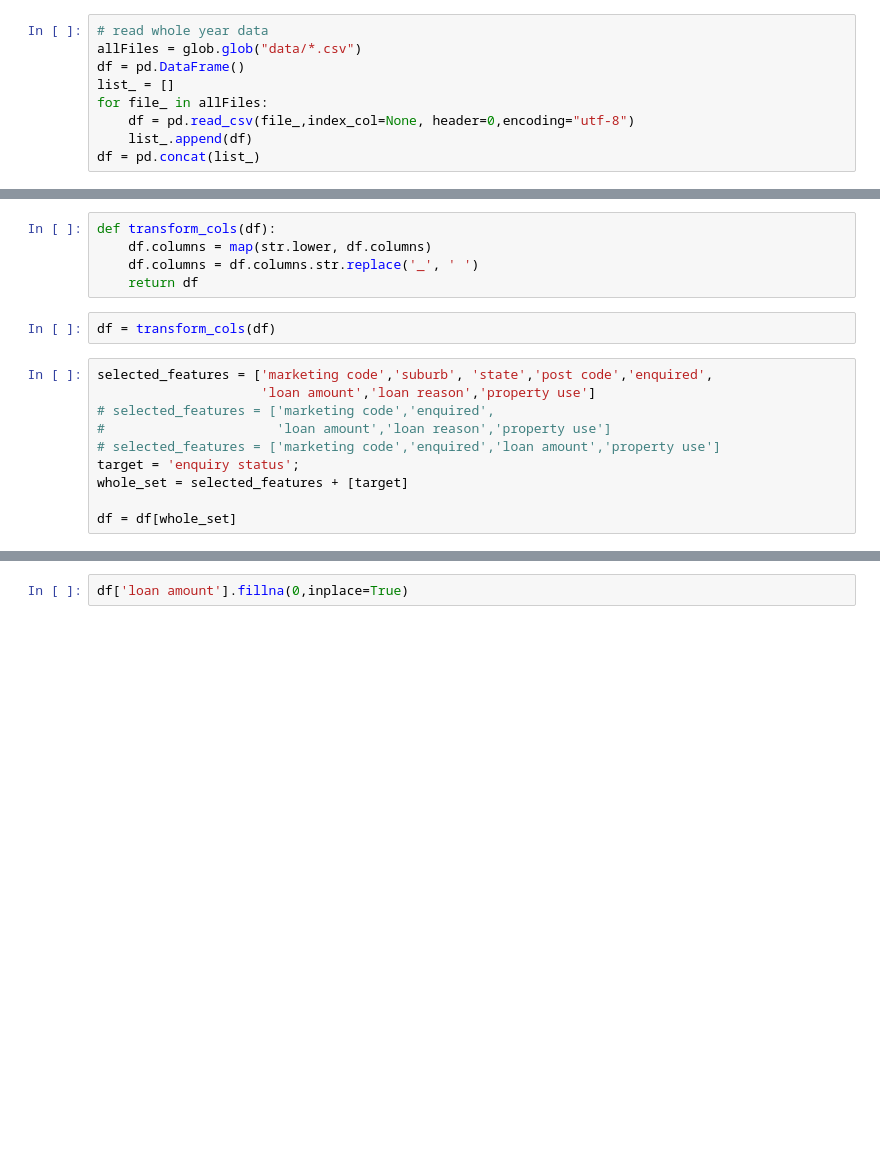
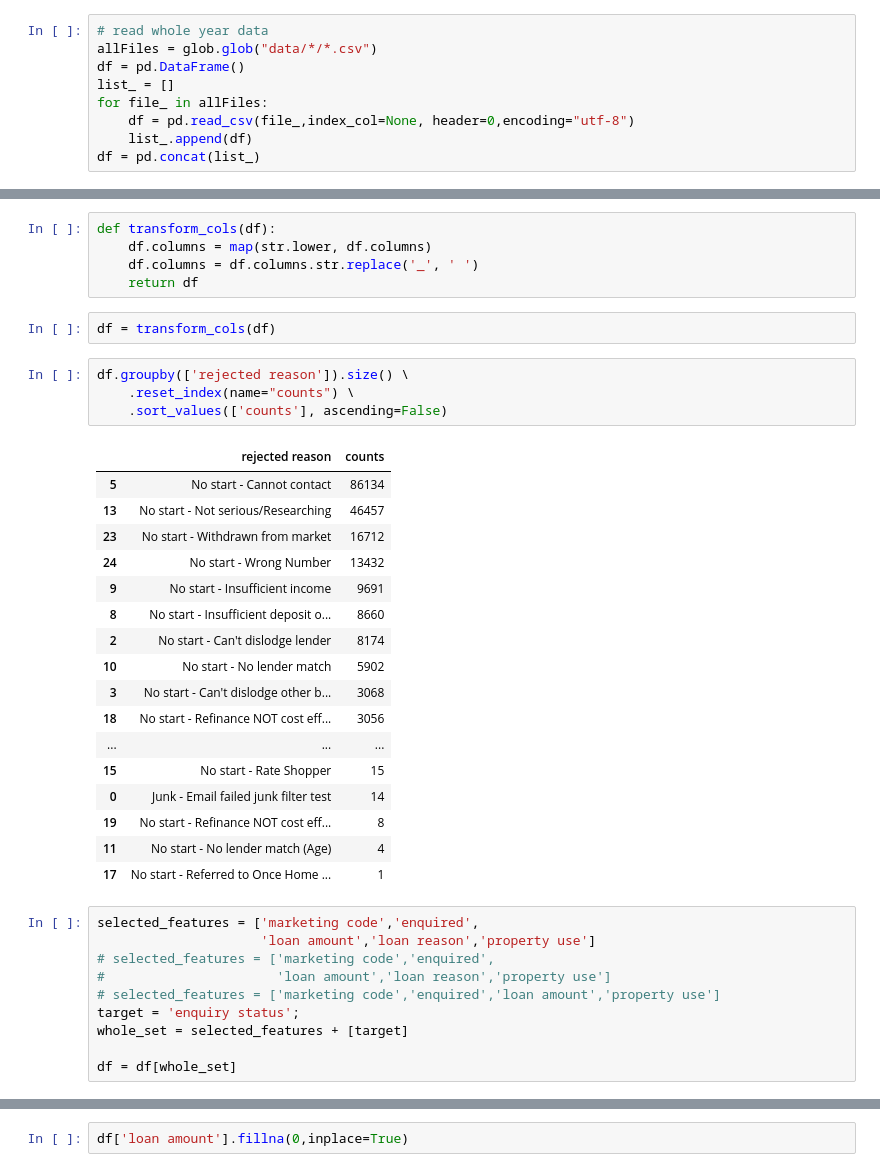
Before and after one commit to MagicMike90/customer-interest, a Jupyter notebook: clean_data.ipynb, the cells around one changed output, grey strips where cells are left out. Saved outputs shown, nothing was run; the diff lists cells and outputs as text; blank space fills up the shorter version.

```diff
--- a/clean_data.ipynb
+++ b/clean_data.ipynb
@@ -23,7 +23,7 @@ mpl.rc('axes', grid = False)
 mpl.rc('axes', facecolor = 'white')
 # %%
 # read whole year data
-allFiles = glob.glob("data/*.csv")
+allFiles = glob.glob("data/*/*.csv")
 df = pd.DataFrame()
 list_ = []
 for file_ in allFiles:
@@ -39,8 +52,30 @@ def transform_cols(df):
     return df
 # %%
 df = transform_cols(df)
+# %%
+df.groupby(['rejected reason']).size() \
+    .reset_index(name="counts") \
+    .sort_values(['counts'], ascending=False)
+# %% [output]
+|  | rejected reason | counts |
+| 5 | No start - Cannot contact | 86134 |
+| 13 | No start - Not serious/Researching | 46457 |
+| 23 | No start - Withdrawn from market | 16712 |
+| 24 | No start - Wrong Number | 13432 |
+| 9 | No start - Insufficient income | 9691 |
+| 8 | No start - Insufficient deposit o... | 8660 |
+| 2 | No start - Can't dislodge lender | 8174 |
+| 10 | No start - No lender match | 5902 |
+| 3 | No start - Can't dislodge other b... | 3068 |
+| 18 | No start - Refinance NOT cost eff... | 3056 |
+| ... | ... | ... |
+| 15 | No start - Rate Shopper | 15 |
+| 0 | Junk - Email failed junk filter test | 14 |
+| 19 | No start - Refinance NOT cost eff... | 8 |
+| 11 | No start - No lender match (Age) | 4 |
+| 17 | No start - Referred to Once Home ... | 1 |
 # %%
-selected_features = ['marketing code','suburb', 'state','post code','enquired',
+selected_features = ['marketing code','enquired',
                      'loan amount','loan reason','property use']
 # selected_features = ['marketing code','enquired',
 #                      'loan amount','loan reason','property use']
```
Also changed, not shown: parts of 27 cells of this notebook, 1 other file.
